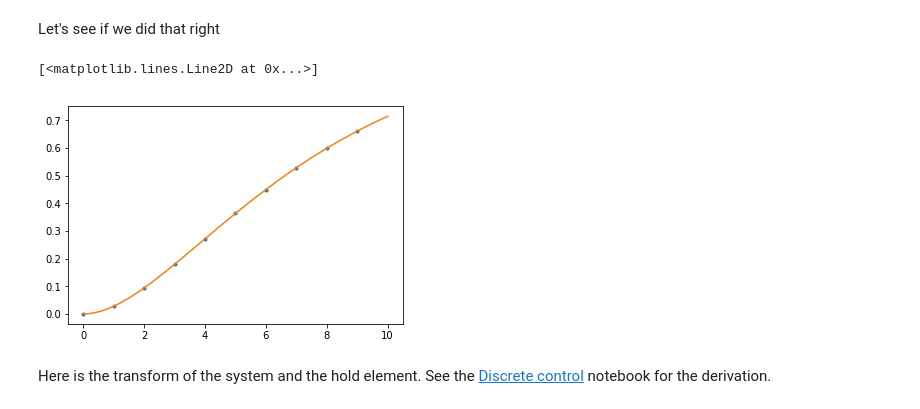
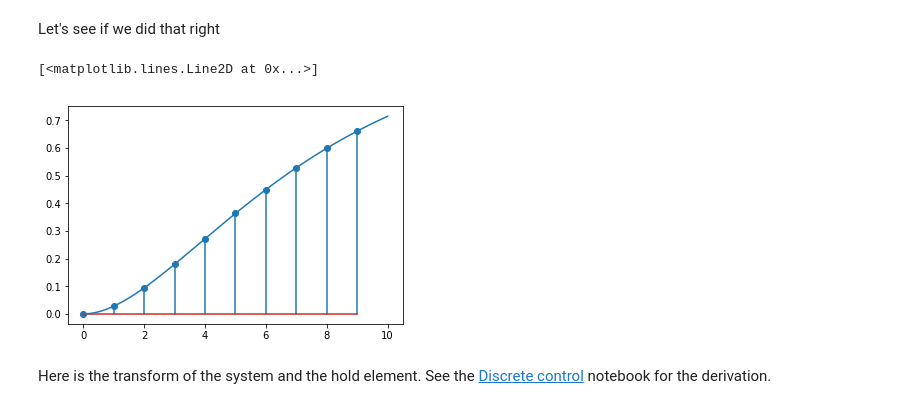
Before and after one commit to alchemyst/Dynamics-and-Control, a Jupyter notebook: 2_Control/6_Discrete_control_and_analysis/Dahlin controller.ipynb, the cells around one changed output. Cells and saved outputs as stored; diff of their text form; code cells hidden in the pictures.

```diff
--- a/2_Control/6_Discrete_control_and_analysis/Dahlin controller.ipynb
+++ b/2_Control/6_Discrete_control_and_analysis/Dahlin controller.ipynb
@@ -42,12 +43,3 @@ Fz
 [figure]
 # %% [markdown]
 Let's see if we did that right
-# %%
-def discretecoeffs(Gz, N):
-    Gq = Gz.subs({z: q**-1})
-    poly = sympy.poly(sympy.series(Gq, q, 0, n=N).removeO(), q)
-    return list(reversed(poly.all_coeffs()))
-
-def plotdiscrete(Gz, N):
-    times, values = zip(*[(T*power, v) for power, v in enumerate(discretecoeffs(Gz, N))])
-    plt.plot(times, values, '.')
@@ -54,16 +48,21 @@ def plotdiscrete(Gz, N):
+# %%
+def plotdiscrete(fz, N):
+    values = tbcontrol.symbolic.sampledvalues(fz, z, N)
+    times = [n*T for n in range(N)]
+    plt.stem(times, values)
 # %%
 import matplotlib.pyplot as plt
 %matplotlib inline
 # %%
 import numpy
 # %%
-ts = numpy.linspace(0, 10)
+ts = numpy.linspace(0, 10, 300)
 # %%
 plotdiscrete(Fz, 10)
-plt.plot(ts, [sympy.N(f.subs(t, ti+0.001)) for ti in ts])
+plt.plot(ts, tbcontrol.symbolic.evaluate_at_times(f, t, ts))
 # %% [output]
 [<matplotlib.lines.Line2D at 0x...>]
-[figure, old version]
+[figure, new version]
 # %% [markdown]
 Here is the transform of the system and the hold element. See the [Discrete control](Discrete%20control.ipynb) notebook for the derivation.
 # %%
```
Also changed, not shown: parts of 12 cells of this notebook, 4 other files.
